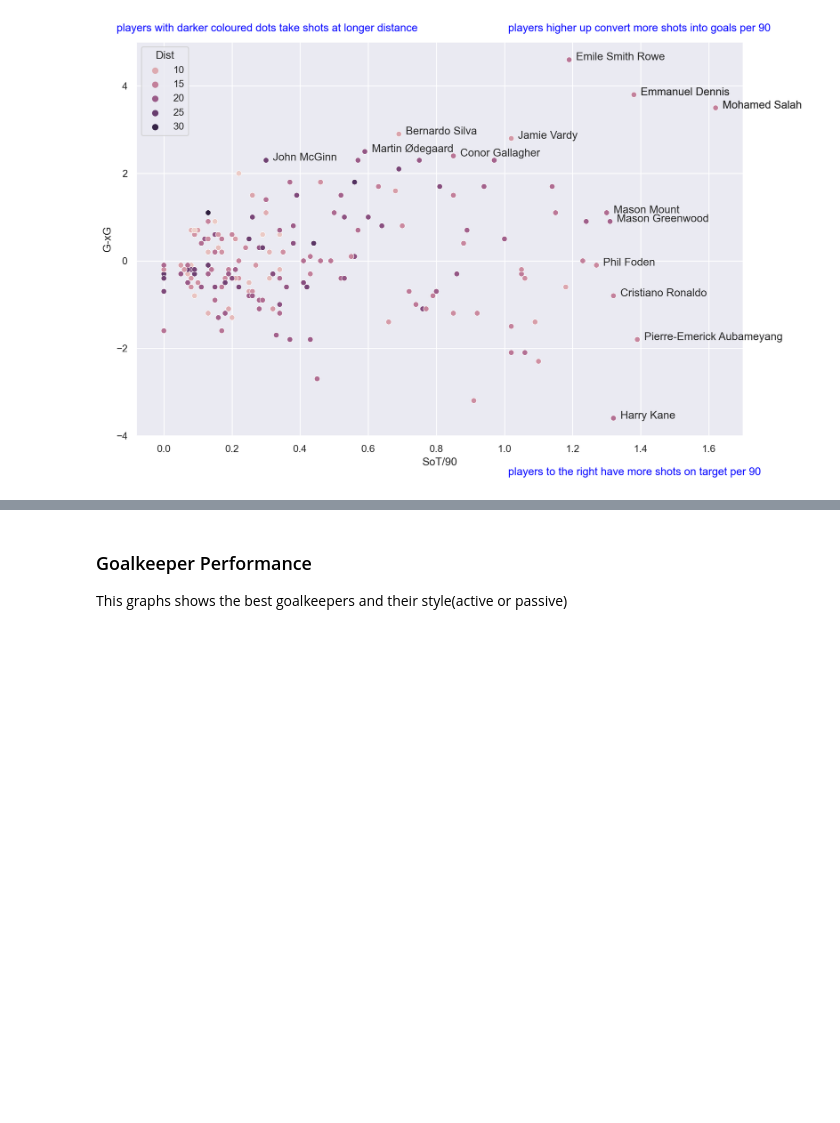
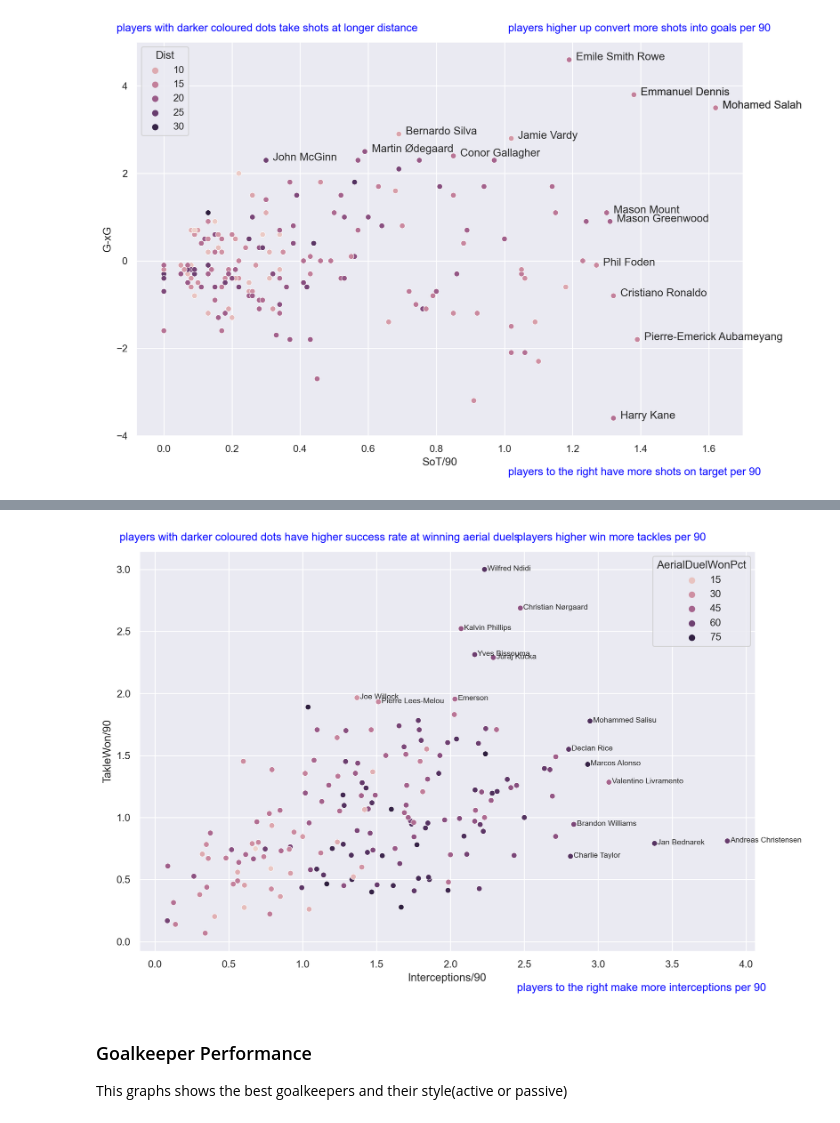
Before and after one commit to ydatay/EPL_Visuals, a Jupyter notebook: EPL_Visual_workbook.ipynb, the cells around one changed output, grey strips where cells are left out. Saved outputs shown, nothing was run; the diff lists cells and outputs as text; code cells hidden in the pictures; blank space fills up the shorter version.

Commit message:
added defender performance

```diff
--- a/EPL_Visual_workbook.ipynb
+++ b/EPL_Visual_workbook.ipynb
@@ -106,3 +128,36 @@ Text(0.1, 0.9, 'players with darker coloured dots take shots at longer distance'
+# %%
+df = df[df['90s']>=10] # Select only players who have played 10 full games or more
+# %%
+df.columns = ['Player', 'Nation', 'Pos', 'Squad', 'Age', 'Born', '90s', 'CrdY',
+       'CrdR', '2CrdY', 'Fls', 'Fld', 'Off', 'Crs', 'Interceptions', 'TakleWon', 'PKwon',
+       'PKcon', 'OG', 'Recov', 'Won', 'Lost', 'AerialDuelWonPct', 'Matches']
+# %%
+df = df[['Player', 'Pos', 'Squad', '90s', 'Interceptions', 'TakleWon', 'PKwon',
+       'PKcon', 'OG', 'Recov', 'AerialDuelWonPct']] # Only keep relevant columns
+# %%
+df['Interceptions/90'] = df['Interceptions']/df['90s']
+df['TakleWon/90'] = df['TakleWon']/df['90s']
+# %%
+fig = plt.figure(figsize=(12,8), dpi=200)
+
+sns.set_theme()
+ax = sns.scatterplot(data=df, x='Interceptions/90',y='TakleWon/90', hue='AerialDuelWonPct')
+
+top_players = [x for x in df.sort_values('Interceptions/90', ascending=False)['Player'].head(8)]
+top_players = top_players + [x for x in df.sort_values('TakleWon/90', ascending=False)['Player'].head(8)]
+for player in top_players:
+    plt.text(x=df['Interceptions/90'][df['Player']==player]+0.02,
+             y=df['TakleWon/90'][df['Player']==player]-0.01,
+             s=player,size='x-small')
+plt.text(x=0.6,y=0.05,transform=fig.transFigure,
+         s = 'players to the right make more interceptions per 90', color='blue')
+plt.text(x=0.6,y=0.9,transform=fig.transFigure,
+         s = 'players higher win more tackles per 90', color='blue')
+plt.text(x=0.1,y=0.9,transform=fig.transFigure,
+         s = 'players with darker coloured dots have higher success rate at winning aerial duels', color='blue')
+# fig.savefig('defender.png')
+# %% [output]
+[figure, added]
 # %% [markdown]
 ### Goalkeeper Performance
 
```
Also changed, not shown: parts of 4 cells of this notebook, 1 other file.
